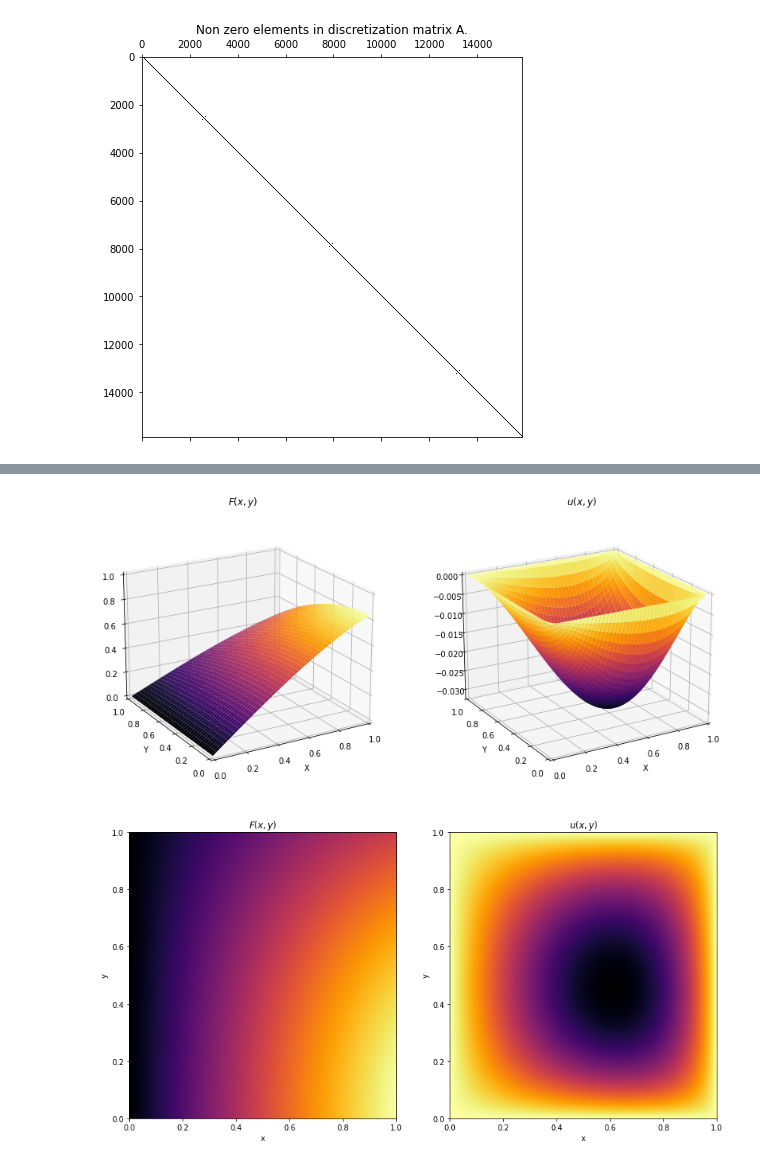
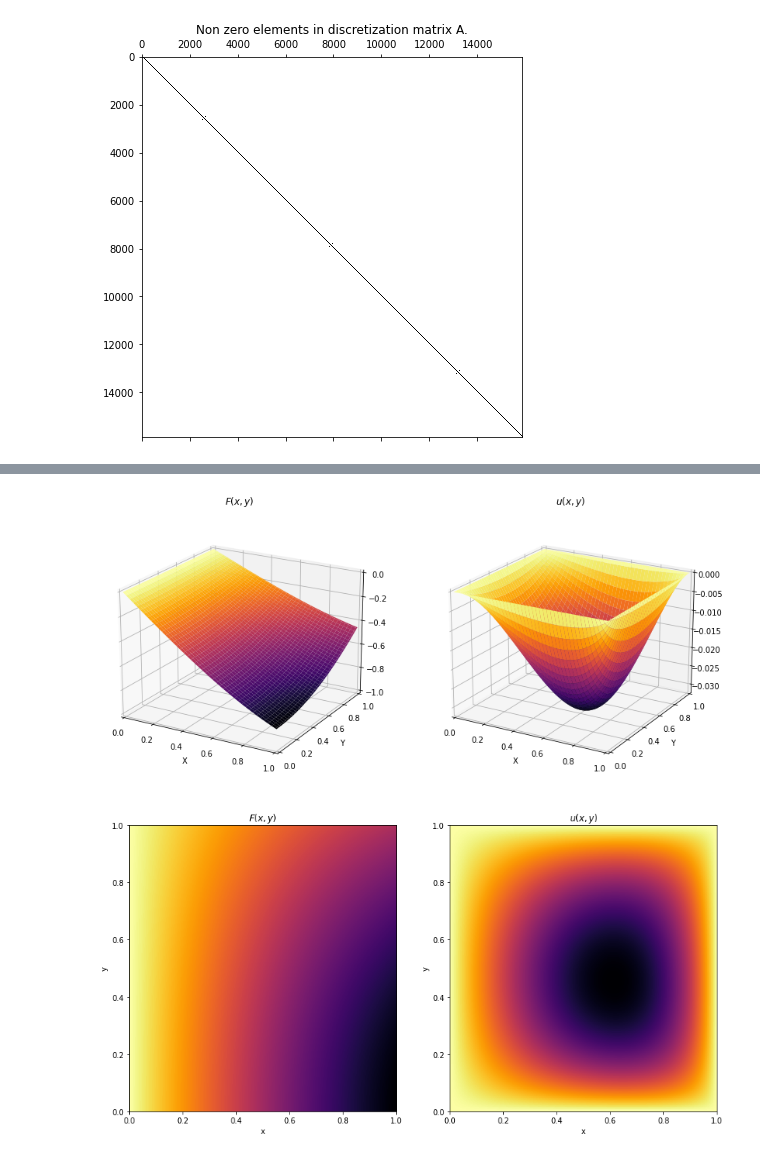
Before and after one commit to gilbertfrancois/partial-differential-equations, a Jupyter notebook: 2D Poisson equation, Finite Difference.ipynb, the cells around one changed output, grey strips where cells are left out. Cells and saved outputs as stored; diff of their text form; code cells hidden in the pictures.

Commit message:
Updates F(x,y) and 3D plot view.

```diff
--- a/2D Poisson equation, Finite Difference.ipynb
+++ b/2D Poisson equation, Finite Difference.ipynb
@@ -151,13 +151,13 @@ y = np.linspace(0, 1, ny)
 # %%
 xx, yy = np.meshgrid(x, y)
 def fn(x, y):
-    return np.sin(x)*np.cos(y)
+    return -np.sin(x)*np.cos(y)
 # %%
 # Compute the values of F(x,y) for all nodes, including boundary nodes.
 F = fn(xx, yy)
 
 # Take the inner nodes of F(x,y) for solving the PDE.
-b = F[1:-1,1:-1]
+b = -F[1:-1,1:-1]
 # Reshape b into a 1D vector to match the dimensions of matrix A
 b = b.reshape(-1)
 # %%
@@ -182,38 +182,38 @@ u = ub
 fig, ax = plt.subplots(1, 2, subplot_kw={"projection": "3d"}, figsize=(14, 7))
 ax[0].plot_surface(xx, yy, F, cmap="inferno", linewidth=1, antialiased=True)
 # fig.colorbar(surf, shrink=0.5, aspect=5)
-ax[0].view_init(20, 180+60)
+ax[0].view_init(20, 180+30+90)
 ax[0].set_xlim(0, 1)
 ax[0].set_ylim(0, 1)
 
-ax[0].set_zlim(0, 1)
+ax[0].set_zlim(-1, 0)
 ax[0].set_title("$F(x, y)$")
 ax[0].set_xlabel("X")
 ax[0].set_ylabel("Y")
 
 ax[1].plot_surface(xx, yy, u, cmap="inferno", linewidth=1, antialiased=True)
 # fig.colorbar(surf, shrink=0.5, aspect=5)
-ax[1].view_init(20, 180+60)
+ax[1].view_init(20, 180+30+90)
 ax[1].set_xlim(0, 1)
 ax[1].set_ylim(0, 1)
 ax[1].set_title("$u(x, y)$")
 ax[1].set_xlabel("X")
 ax[1].set_ylabel("Y")
 
 plt.show()
 
 # 2D plots
 
 fig, axs = plt.subplots(1, 2, figsize=(14, 7))
 axs[0].imshow(F, cmap="inferno", origin="lower", aspect="auto", extent=[0, 1, 0, 1])
 axs[0].set_xlabel("x")
 axs[0].set_ylabel("y")
 axs[0].set_title("$F(x,y)$")
 axs[1].imshow(ub, cmap="inferno", origin="lower", aspect="auto", extent=[0, 1, 0, 1])
 axs[1].set_xlabel("x")
 axs[1].set_ylabel("y")
 axs[1].set_title("$u(x,y)$")
 plt.show()
 # %% [output]
-[figure, old version]
+[figure, new version]
-[figure, old version]
+[figure, new version]
```
Also changed, not shown: parts of 2 cells of this notebook.
